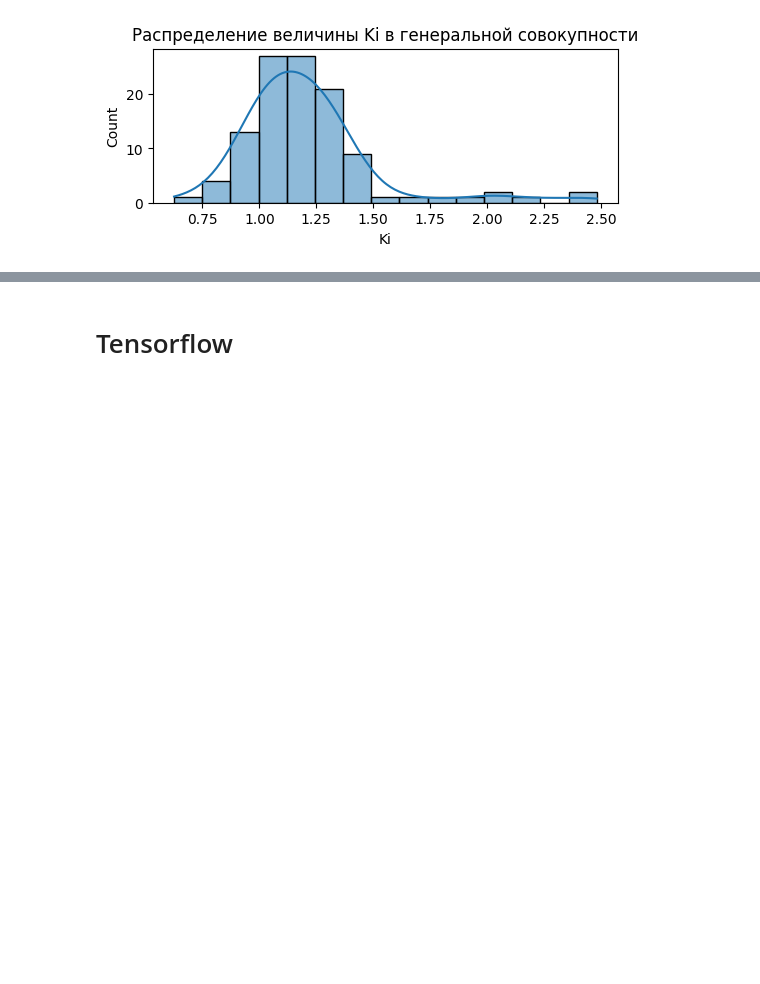
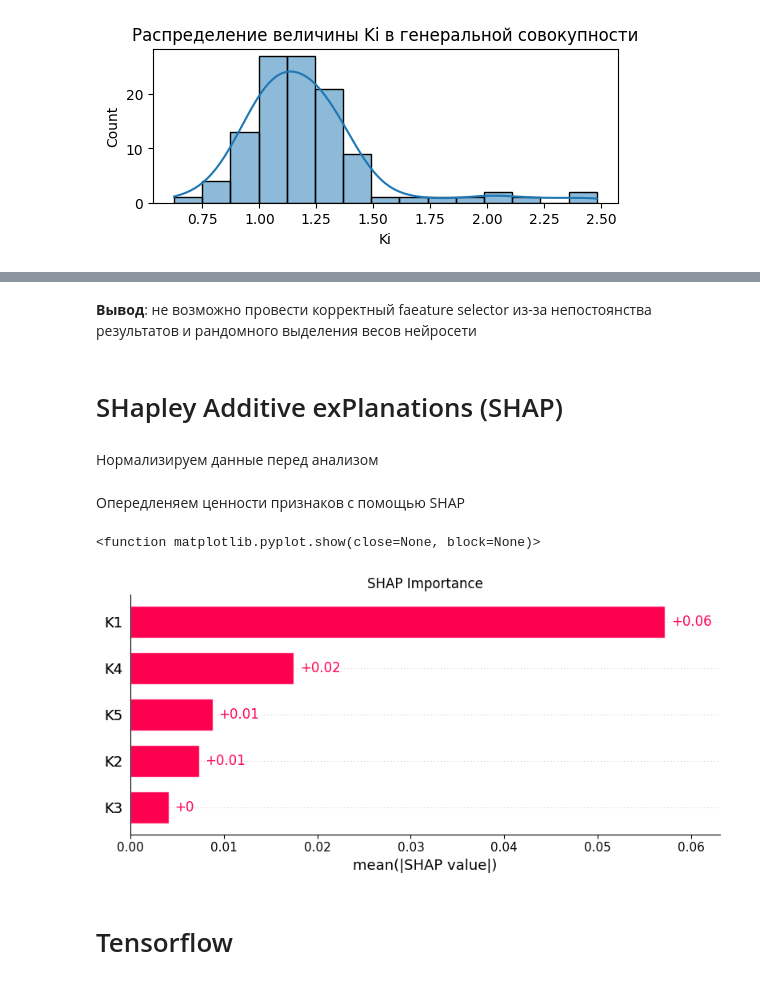
Before and after one commit to caapel/VKR_project, a Jupyter notebook: Tensorflow.ipynb, the cells around one changed output, grey strips where cells are left out. Cells and saved outputs as stored; diff of their text form; code cells hidden in the pictures; blank space fills up the shorter version.

Commit message:
add Tensorflow & SHAP

```diff
--- a/Tensorflow.ipynb
+++ b/Tensorflow.ipynb
@@ -149,2 +152,36 @@ plt.show()
+# %% [markdown]
+**Вывод**: не возможно провести корректный faeature selector из-за непостоянства результатов и рандомного выделения весов нейросети
+# %% [markdown]
+# SHapley Additive exPlanations (SHAP)
+# %% [markdown]
+Нормализируем данные перед анализом
+# %%
+X = df_common.drop(columns='Ki').copy()
+y = df_common.Ki.copy()
+
+# Standardization of input feature general set
+scaler = StandardScaler()
+X_std = scaler.fit_transform(X)
+X_std = pd.DataFrame(X_std, columns=X.columns)
+
+X_train, X_test, y_train, y_test = train_test_split(X_std, y, test_size=0.2, random_state=0)
+# %% [markdown]
+Опередленяем ценности признаков с помощью SHAP
+# %%
+selector = xgb.XGBRegressor(random_state=5)
+selector.fit(X_std, y)
+
+explainer = shap.Explainer(selector)
+shap_importances = explainer(X_std)
+
+shap.plots.bar(shap_importances, show=False)
+
+plt.title('SHAP Importance')
+plt.tight_layout()
+#plt.savefig('pictures/SHAP_Importance.png', dpi = 300, transparent = True)
+plt.show
+# %% [output]
+<function matplotlib.pyplot.show(close=None, block=None)>
+[figure, added]
 # %% [markdown]
 # Tensorflow
```
Also changed, not shown: parts of 11 cells of this notebook.
